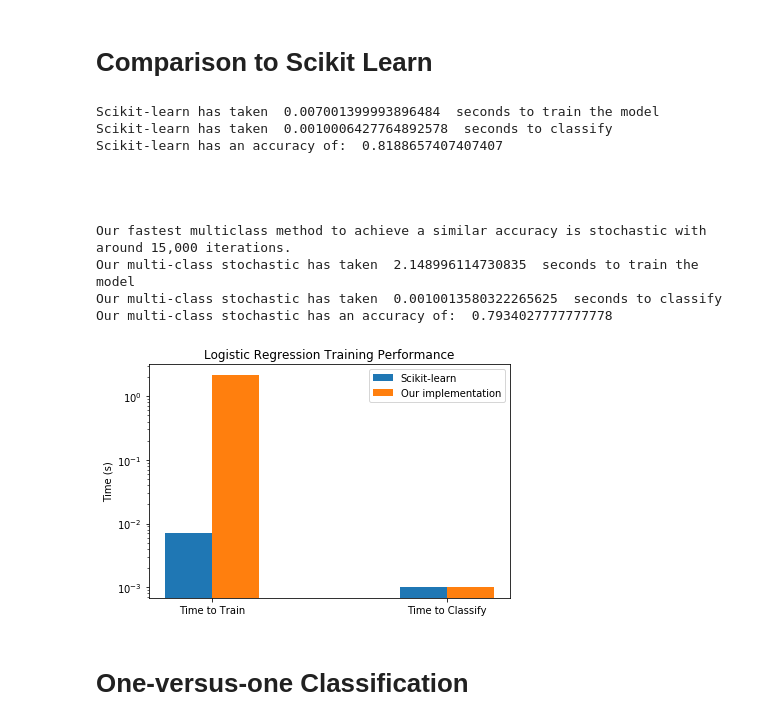
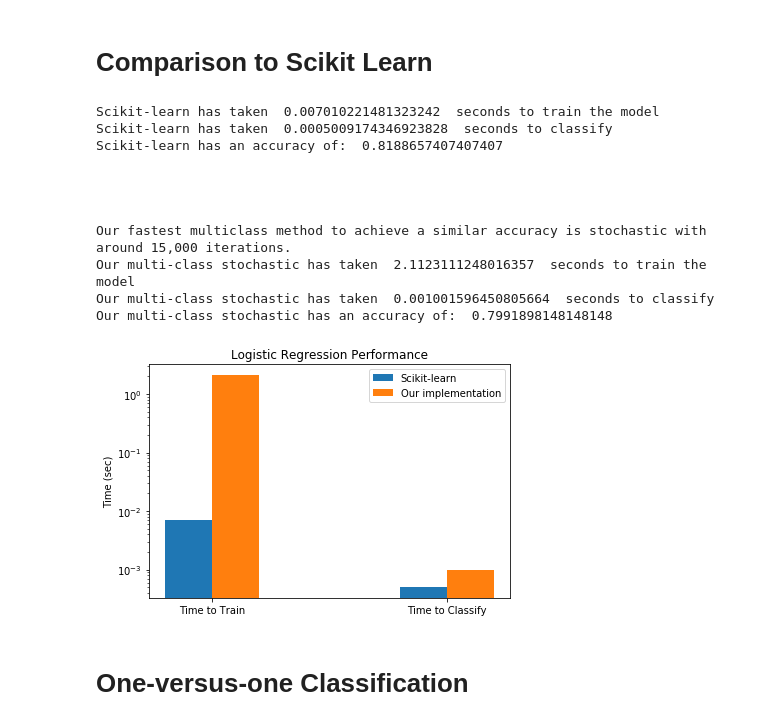
Before and after one commit to popov95s/CSE5324-Labs, a Jupyter notebook: lab-three/Momin Notebook Zach Edition.ipynb, the cells around one changed output. Cells and saved outputs as stored; diff of their text form; code cells hidden in the pictures.

Commit message:
improved graph

```diff
--- a/lab-three/Momin Notebook Zach Edition.ipynb
+++ b/lab-three/Momin Notebook Zach Edition.ipynb
@@ -539,41 +539,41 @@ mlr_bg = time.time()
 yhat_st = lr_st.predict(X)
 mlr_nd = time.time()
 mlr_cl = mlr_nd - mlr_bg
 print('Our multi-class stochastic has taken ', mlr_cl , ' seconds to classify')
 print('Our multi-class stochastic has an accuracy of: ', accuracy_score(y_not_binary,yhat_st))
 
 times_skl = (skl_tr, skl_cl)
 times_mlr = (mlr_tr, mlr_cl)
 
 fig, ax = plt.subplots()
 index = np.arange(2)
 bar_width = 0.2
 
 theirs = plt.bar(index, times_skl, bar_width, label="Scikit-learn")
 ours = plt.bar(index + bar_width, times_mlr, bar_width, label="Our implementation")
 
 
-plt.ylabel('Time (s)')
-plt.title('Logistic Regression Training Performance')
+plt.ylabel('Time (sec)')
+plt.title('Logistic Regression Performance')
 plt.xticks(index + bar_width/2, ('Time to Train', 'Time to Classify'))
 plt.legend()
 
 plt.yscale('log')
 plt.tight_layout()
 plt.show()
 # %% [output]
-Scikit-learn has taken  0.007001399993896484  seconds to train the model
-Scikit-learn has taken  0.0010006427764892578  seconds to classify
+Scikit-learn has taken  0.007010221481323242  seconds to train the model
+Scikit-learn has taken  0.0005009174346923828  seconds to classify
 Scikit-learn has an accuracy of:  0.8188657407407407
 
 
 
 
 Our fastest multiclass method to achieve a similar accuracy is stochastic with around 15,000 iterations.
-Our multi-class stochastic has taken  2.148996114730835  seconds to train the model
-Our multi-class stochastic has taken  0.0010013580322265625  seconds to classify
-Our multi-class stochastic has an accuracy of:  0.7934027777777778
+Our multi-class stochastic has taken  2.1123111248016357  seconds to train the model
+Our multi-class stochastic has taken  0.001001596450805664  seconds to classify
+Our multi-class stochastic has an accuracy of:  0.7991898148148148
-[figure, old version]
+[figure, new version]
 # %% [markdown]
 # One-versus-one Classification
 # %%
```
